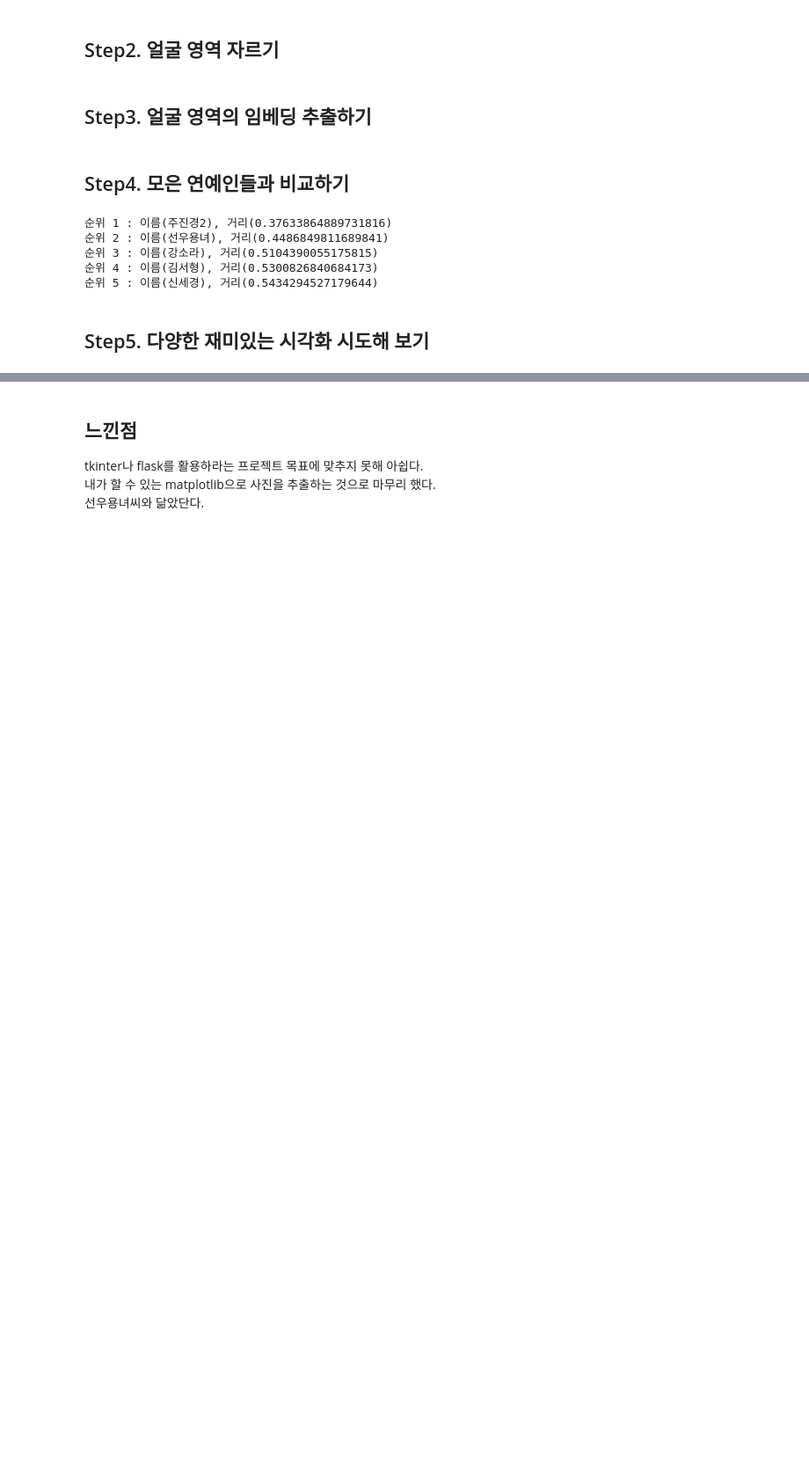
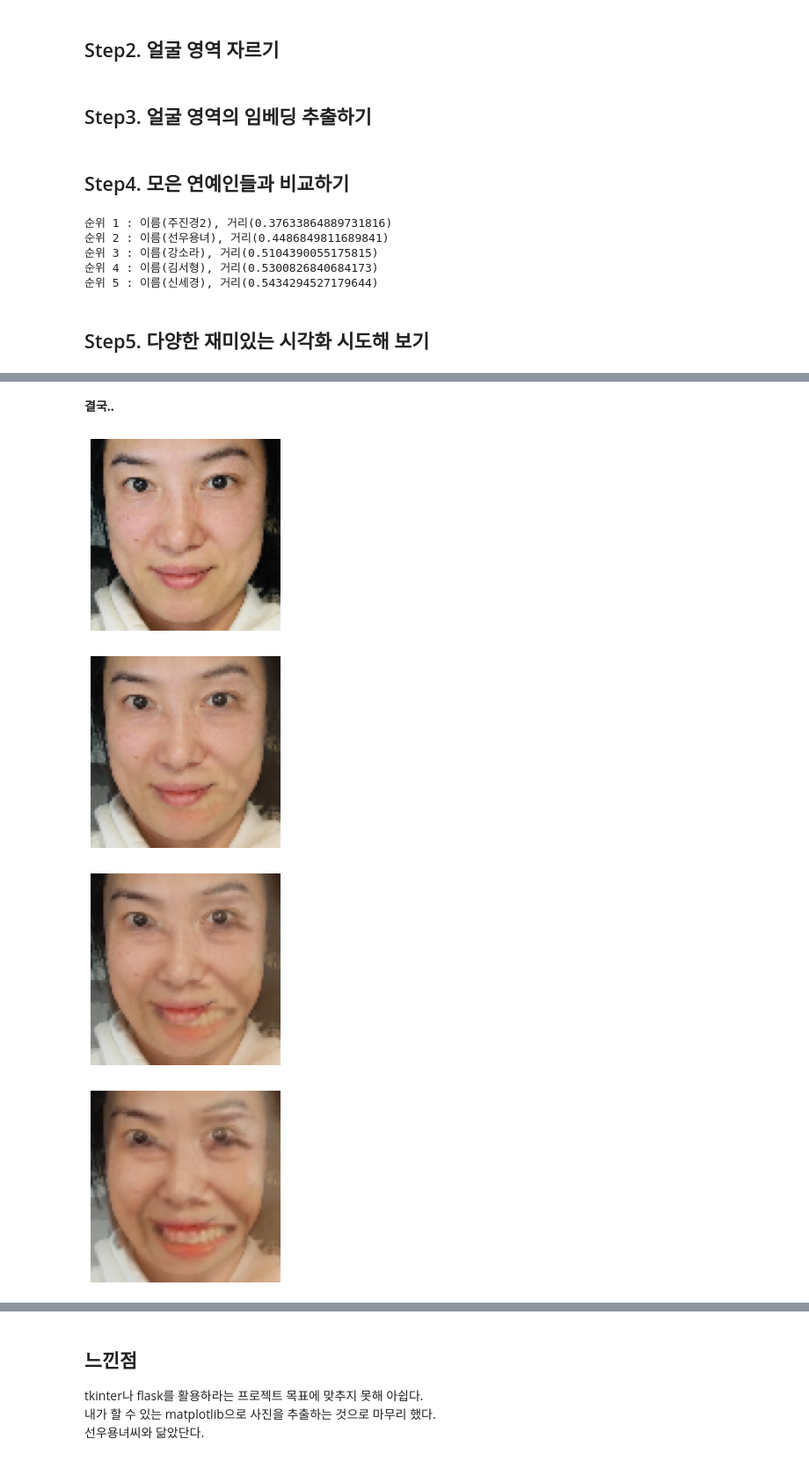
Before and after one commit to adele2020/ssacxaiffel, a Jupyter notebook: [E7]_image_embedding.ipynb, the cells around one changed output, grey strips where cells are left out. Shown at 88% size. Saved outputs shown, nothing was run; the diff lists cells and outputs as text; code cells hidden in the pictures; blank space fills up the shorter version.

```diff
--- a/[E7]_image_embedding.ipynb
+++ b/[E7]_image_embedding.ipynb
@@ -128,0 +138,29 @@ plt.axis('off')
+# %% [markdown]
+**결국..**
+# %%
+import cv2 as cv
+
+a = 0.0
+
+img1 = cv.imread(artist[1])
+img2 = cv.imread(my_picture[1])
+
+width = img1.shape[1]
+height = img1.shape[0]
+img2 = cv.resize(img2,(width,height))
+plt.axis('off')
+
+#plt.subplot(1,6,1)
+while a <= 1.0:
+    b = 1.0 - a
+    dst = cv.addWeighted(img1,a,img2,b,0)
+    img_rgb = cv.cvtColor(dst, cv.COLOR_BGR2RGB)
+    plt.imshow(img_rgb)
+    plt.show()
+    plt.axis('off')
+    a = a + 0.2
+# %% [output]
+[figure, added]
+[figure, added]
+[figure, added]
+[figure, added]
```
Also changed, not shown: parts of 5 cells of this notebook.
